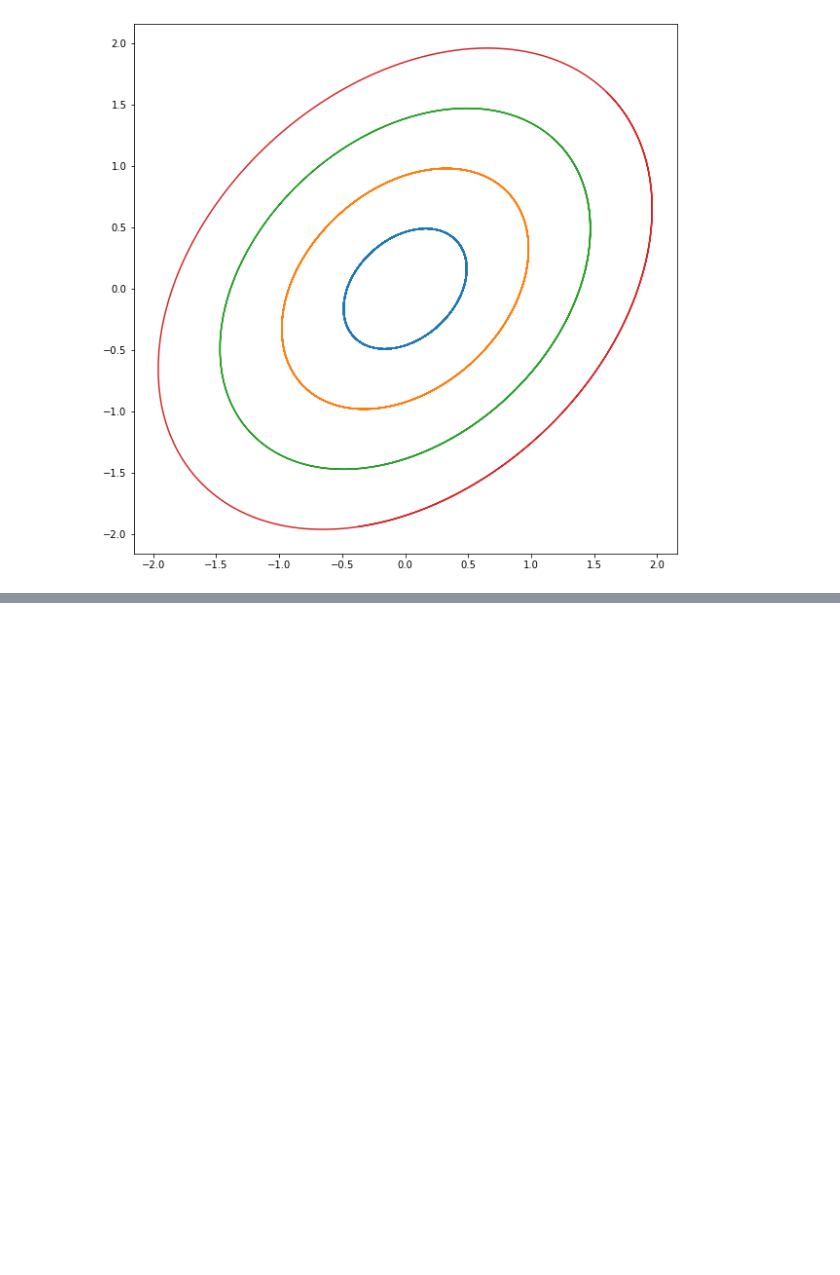
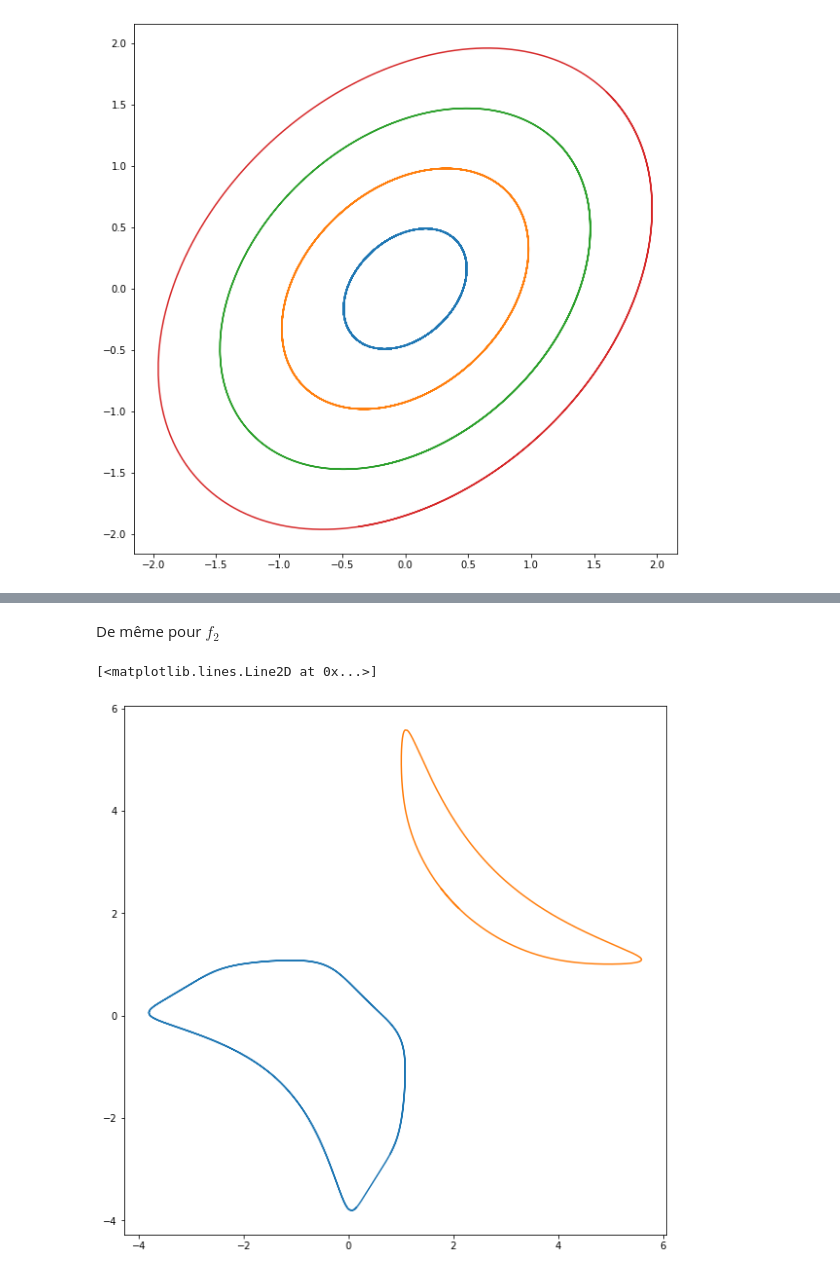
Before and after one commit to GabrielCi77/CalculDiffProjet1CiorKarroucha, a Jupyter notebook: Courbes de niveau - Enoncé.ipynb, the cells around one changed output, grey strips where cells are left out. Drawn from its saved outputs; the diff is of its cells as text; code cells hidden in the pictures; blank space fills up the shorter version.

```diff
--- a/Courbes de niveau - Enoncé.ipynb
+++ b/Courbes de niveau - Enoncé.ipynb
@@ -614,0 +623,10 @@ for i in range(1,5):
+# %% [markdown]
+De même pour $f_2$
+# %%
+C=level_curvefinal(f3,0.15,-3.75,3,0.05)
+plt.plot(C[0],C[1])
+C=level_curvefinal(f3,2.1,2.1,3,0.025,1500)
+plt.plot(C[0],C[1])
+# %% [output]
+[<matplotlib.lines.Line2D at 0x...>]
+[figure, added]
```
Also changed, not shown: parts of 10 cells of this notebook.
